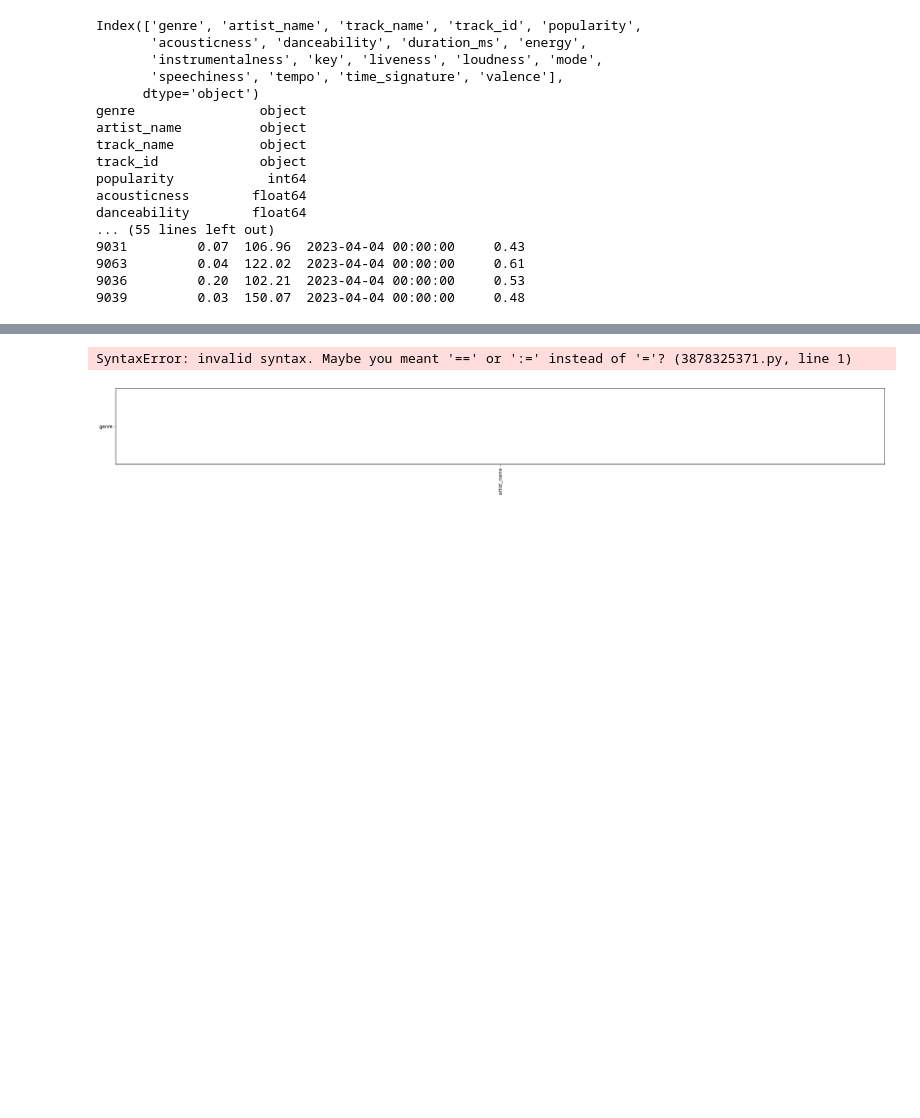
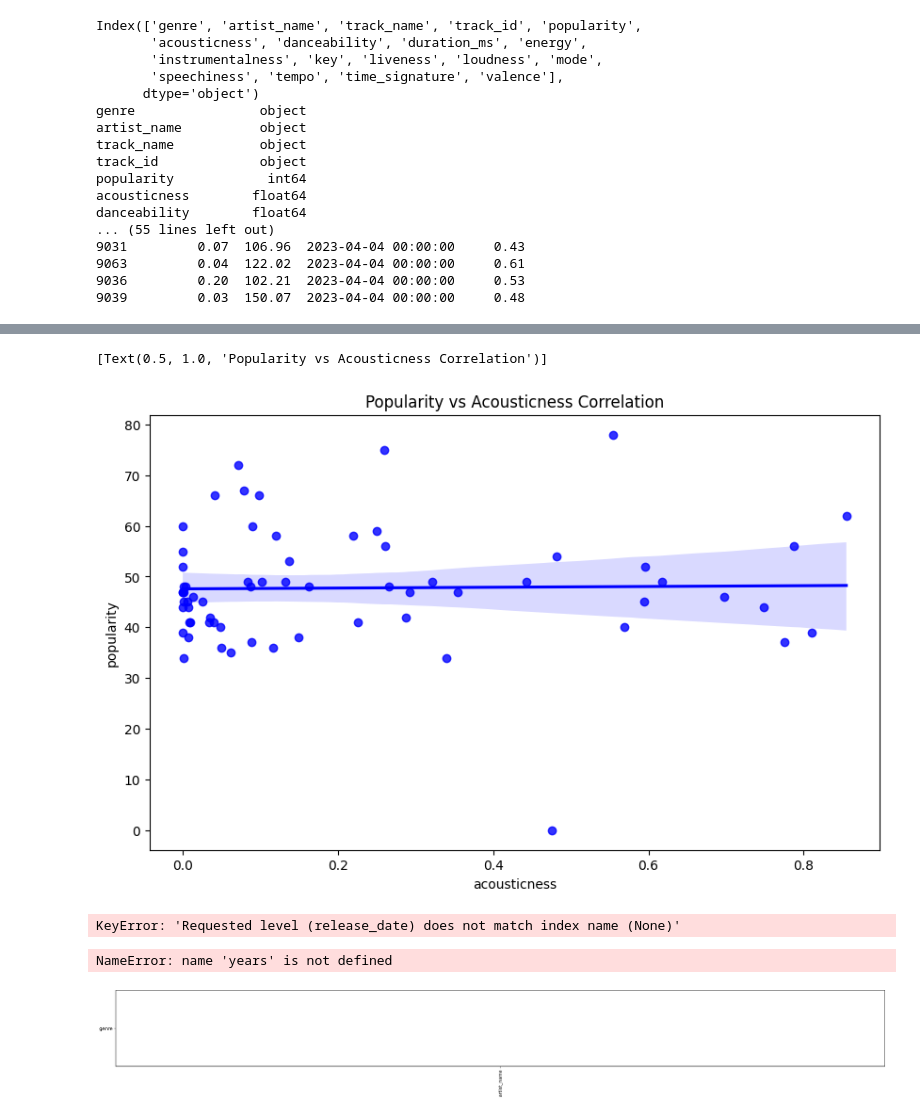
Before and after one commit to Poydd/spotifydataanalysis, a Jupyter notebook: pandas_basics.ipynb, the cells around one changed output, grey strips where cells are left out. Cells and saved outputs as stored; diff of their text form; code cells hidden in the pictures; blank space fills up the shorter version.

```diff
--- a/pandas_basics.ipynb
+++ b/pandas_basics.ipynb
@@ -235,6 +259,12 @@ sorted_sd
+# %%
+plt.figure(figsize=(10,6))
+sns.regplot(data = sample_df, y ='popularity', x = 'acousticness', color = 'b').set(title = 'Popularity vs Acousticness Correlation')
+# %% [output]
+[Text(0.5, 1.0, 'Popularity vs Acousticness Correlation')]
+[figure, added]
 # %%
-sd.set_index["release_date"], [inplace=True]
-sd.index = pd.to_datetime(sd.index)
-sd.head()
+sd['dates'] = sd.index.get_level_values('release_date')
+sd.dates = pd.to_datetime(sd.dates)
+years = sd.dates.dt.year
 # %% [output]
-SyntaxError: invalid syntax. Maybe you meant '==' or ':=' instead of '='? (3878325371.py, line 1)
+KeyError: 'Requested level (release_date) does not match index name (None)'
@@ -243,3 +271,7 @@ sd([])
+# %%
+sns.displot(years, discrete = True, aspect=2, height=5, kind='hist').set(title='Number Of Songs Per Year')
+# %% [output]
+NameError: name 'years' is not defined
 # %%
 plt.figure(figsize=(30,3), dpi=300)
 plt.bar('artist_name', 'genre', data=sd)
```
Also changed, not shown: parts of 6 cells of this notebook.
